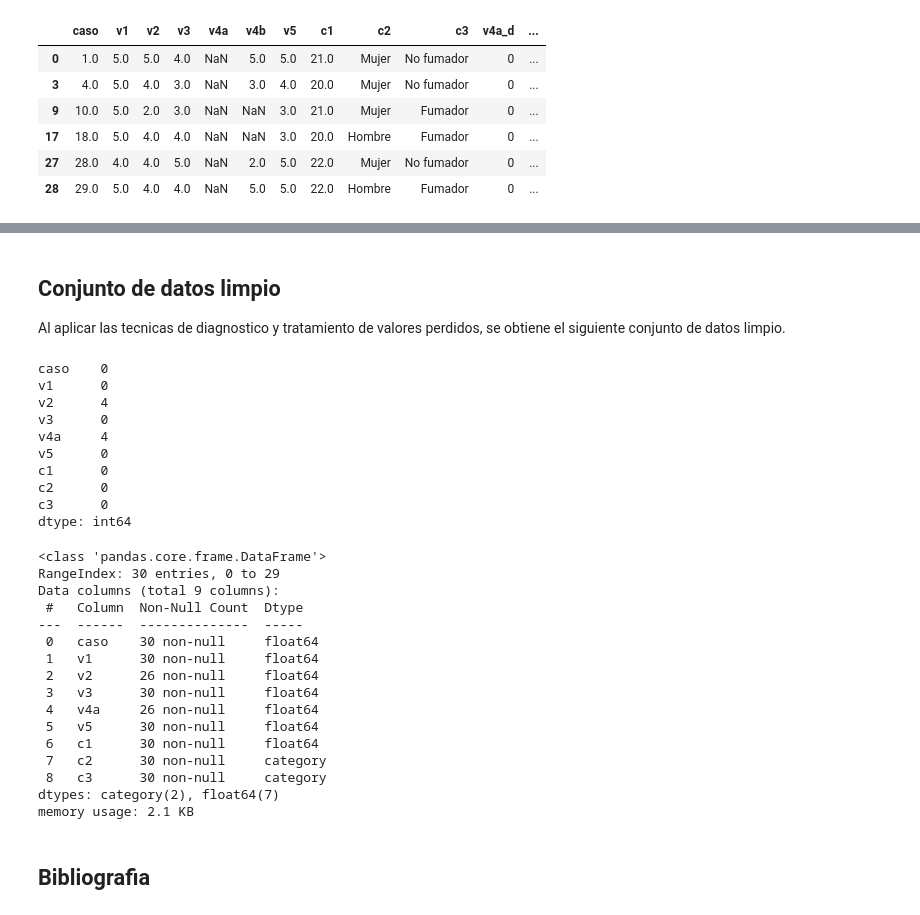
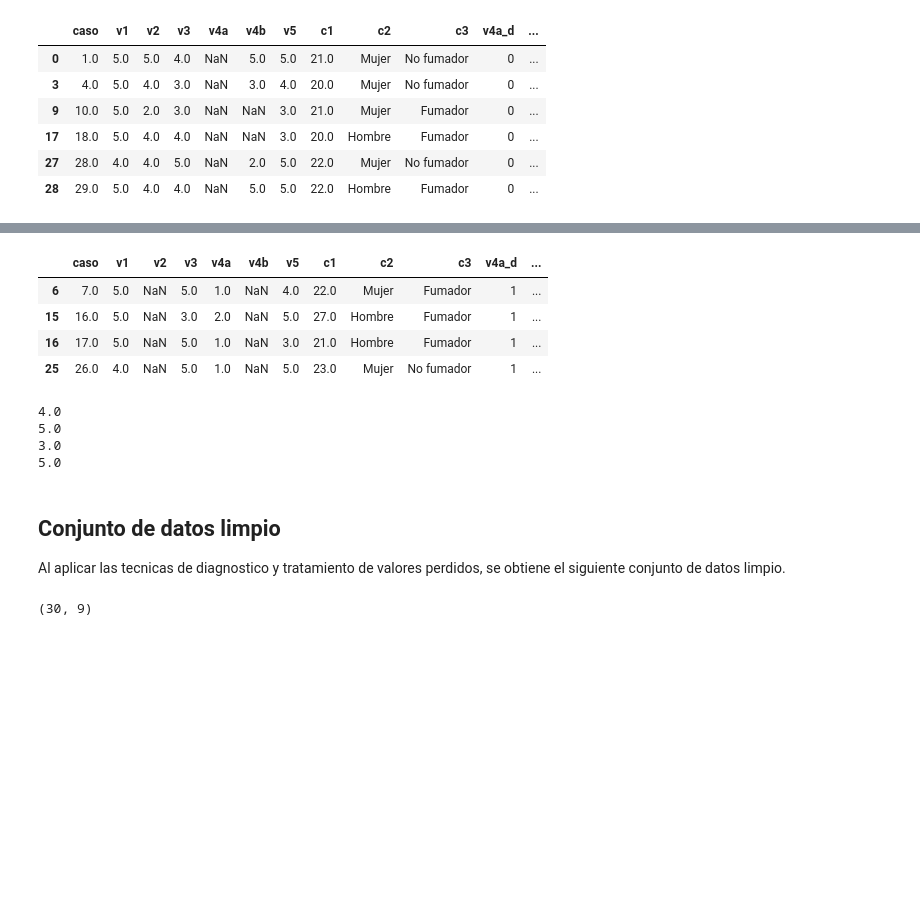
Before and after one commit to 91frandiaz/Sesiones-Analisis-de-Datos-con-Python, a Jupyter notebook: ValoresPerdidos.ipynb, the cells around one changed output, grey strips where cells are left out. Saved outputs shown, nothing was run; the diff lists cells and outputs as text; code cells hidden in the pictures; blank space fills up the shorter version.

```diff
--- a/ValoresPerdidos.ipynb
+++ b/ValoresPerdidos.ipynb
@@ -172,5 +189,4 @@ print(round(caso4,0))
 # %%
-
-# Reemplazar valores perdidos por resultados de la regresión
-valores_especificos = [3, 3, 3, 5]
-df['v4a'].fillna(pd.Series(valores_especificos), inplace=True)
+# Reemplazar valores perdidos de v4a por resultados de la regresión
+valores_especificos = [3, 3, 2, 2, 3, 3]
+df['v4a'] = df['v4a'].fillna(pd.Series(valores_especificos, index=df.index[df['v4a'].isnull()]))
@@ -178,0 +222,26 @@ df['v4a'].fillna(pd.Series(valores_especificos), inplace=True)
+# %%
+df[df['v2'].isna()] # identificamos los perdidos de V2
+# %% [output]
+|  | caso | v1 | v2 | v3 | v4a | v4b | v5 | c1 | c2 | c3 | v4a_d | ... |
+| 6 | 7.0 | 5.0 | NaN | 5.0 | 1.0 | NaN | 4.0 | 22.0 | Mujer | Fumador | 1 | ... |
+| 15 | 16.0 | 5.0 | NaN | 3.0 | 2.0 | NaN | 5.0 | 27.0 | Hombre | Fumador | 1 | ... |
+| 16 | 17.0 | 5.0 | NaN | 5.0 | 1.0 | NaN | 3.0 | 21.0 | Hombre | Fumador | 1 | ... |
+| 25 | 26.0 | 4.0 | NaN | 5.0 | 1.0 | NaN | 5.0 | 23.0 | Mujer | No fumador | 1 | ... |
+# %%
+# Obtenemos valores para V2 segun coeficientes de la regresión
+caso7 = -0.5952 + 0.0027*5 + 0.1817*5 + 0.6733*4 + 0.0485*22
+print(round(caso7,0))
+
+caso16 = -0.5952 + 0.0027*5 + 0.1817*3 + 0.6733*5 + 0.0485*27
+print(round(caso16,0))
+
+caso17 = -0.5952 + 0.0027*5 + 0.1817*5 + 0.6733*3 + 0.0485*21
+print(round(caso17,0))
+
+caso26 = -0.5952 + 0.0027*4 + 0.1817*5 + 0.6733*5 + 0.0485*23
+print(round(caso26,0))
+# %% [output]
+4.0
+5.0
+3.0
+5.0
@@ -180,17 +253,10 @@ df['v4a'].fillna(pd.Series(valores_especificos), inplace=True)
 ## Conjunto de datos limpio
 Al aplicar las tecnicas de diagnostico y tratamiento de valores perdidos, se obtiene el siguiente conjunto de datos limpio.
 # %%
+# Se eliminan las columnas que no se utilizaran
 df.drop(columns=['v4b', 'v4a_d', 'v4b_d', 'v2_d'], inplace=True)
+
+# Dimensiones del dataframe
+df.shape
+# %% [output]
+(30, 9)
-# %%
-df.isna().sum()
-# %% [output]
-caso    0
-v1      0
-v2      4
-v3      0
-v4a     4
-v5      0
-c1      0
-c2      0
-c3      0
-dtype: int64
@@ -199,21 +262,0 @@ df.isna().sum()
-# %%
-df.info() #final
-# %% [output]
-<class 'pandas.core.frame.DataFrame'>
-RangeIndex: 30 entries, 0 to 29
-Data columns (total 9 columns):
- #   Column  Non-Null Count  Dtype
----  ------  --------------  -----
- 0   caso    30 non-null     float64
- 1   v1      30 non-null     float64
- 2   v2      26 non-null     float64
- 3   v3      30 non-null     float64
- 4   v4a     26 non-null     float64
- 5   v5      30 non-null     float64
- 6   c1      30 non-null     float64
- 7   c2      30 non-null     category
- 8   c3      30 non-null     category
-dtypes: category(2), float64(7)
-memory usage: 2.1 KB
-# %% [markdown]
-## Bibliografia
```
Also changed, not shown: parts of 13 cells of this notebook.
